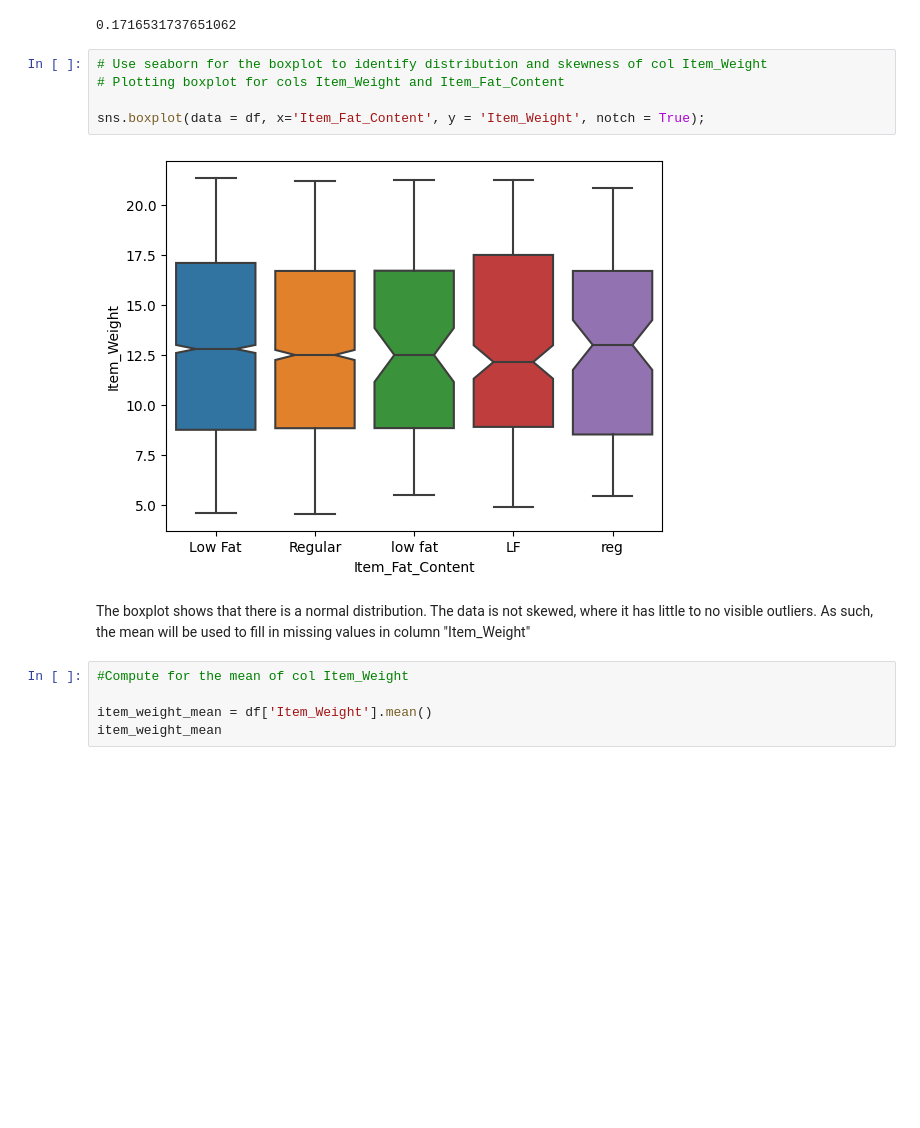
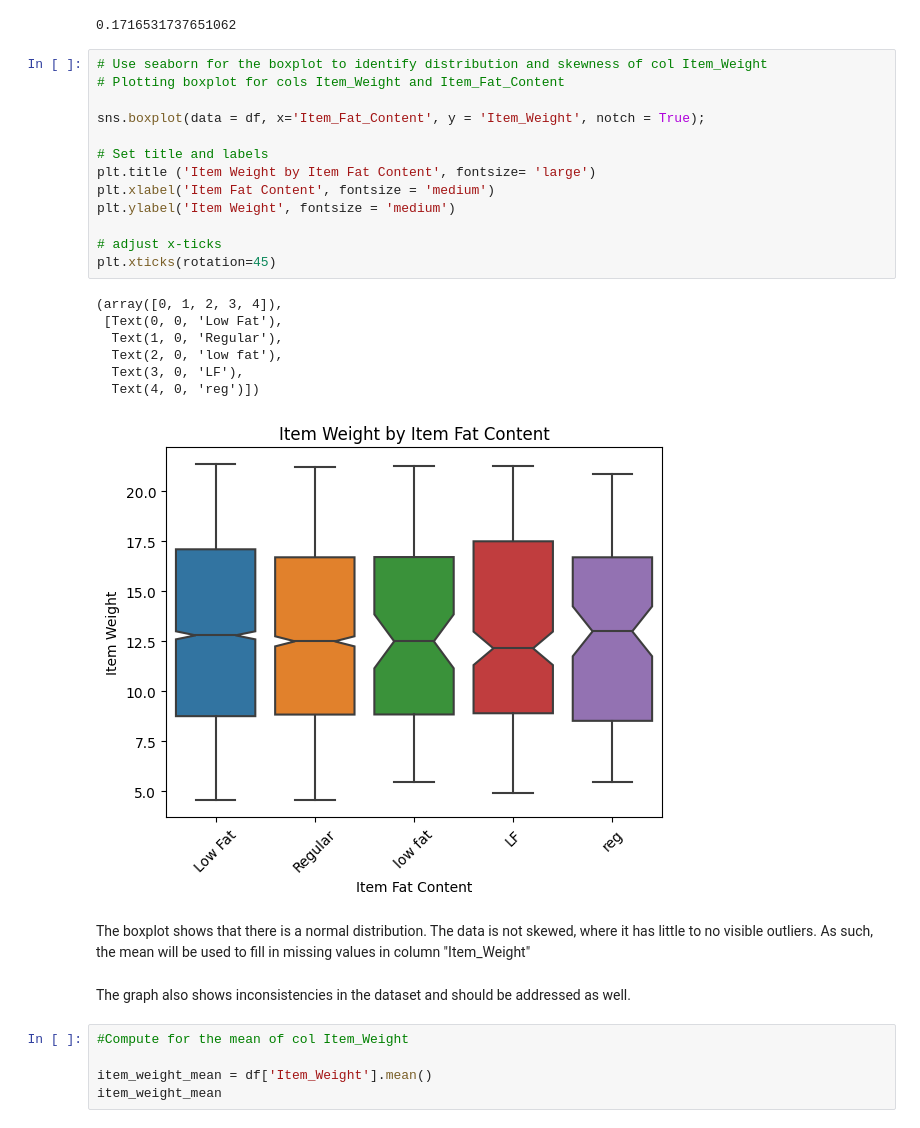
Before and after one commit to hannahcanon09/sales-predictions, a Jupyter notebook: CANON_Project_1_(Core).ipynb, the cells around one changed output. Saved outputs shown, nothing was run; the diff lists cells and outputs as text; blank space fills up the shorter version.

```diff
--- a/CANON_Project_1_(Core).ipynb
+++ b/CANON_Project_1_(Core).ipynb
@@ -150,12 +150,28 @@ df[missing_outlet_size]
 # %%
 # Use seaborn for the boxplot to identify distribution and skewness of col Item_Weight
 # Plotting boxplot for cols Item_Weight and Item_Fat_Content
 
 sns.boxplot(data = df, x='Item_Fat_Content', y = 'Item_Weight', notch = True);
+
+# Set title and labels
+plt.title ('Item Weight by Item Fat Content', fontsize= 'large')
+plt.xlabel('Item Fat Content', fontsize = 'medium')
+plt.ylabel('Item Weight', fontsize = 'medium')
+
+# adjust x-ticks
+plt.xticks(rotation=45)
 # %% [output]
+(array([0, 1, 2, 3, 4]),
+ [Text(0, 0, 'Low Fat'),
+  Text(1, 0, 'Regular'),
+  Text(2, 0, 'low fat'),
+  Text(3, 0, 'LF'),
+  Text(4, 0, 'reg')])
-[figure, old version]
+[figure, new version]
 # %% [markdown]
 The boxplot shows that there is a normal distribution. The data is not skewed, where it has little to no visible outliers. As such, the mean will be used to fill in missing values in column "Item_Weight"
+# %% [markdown]
+The graph also shows inconsistencies in the dataset and should be addressed as well.
 # %%
 #Compute for the mean of col Item_Weight
 
```
Also changed, not shown: parts of 8 cells of this notebook.
